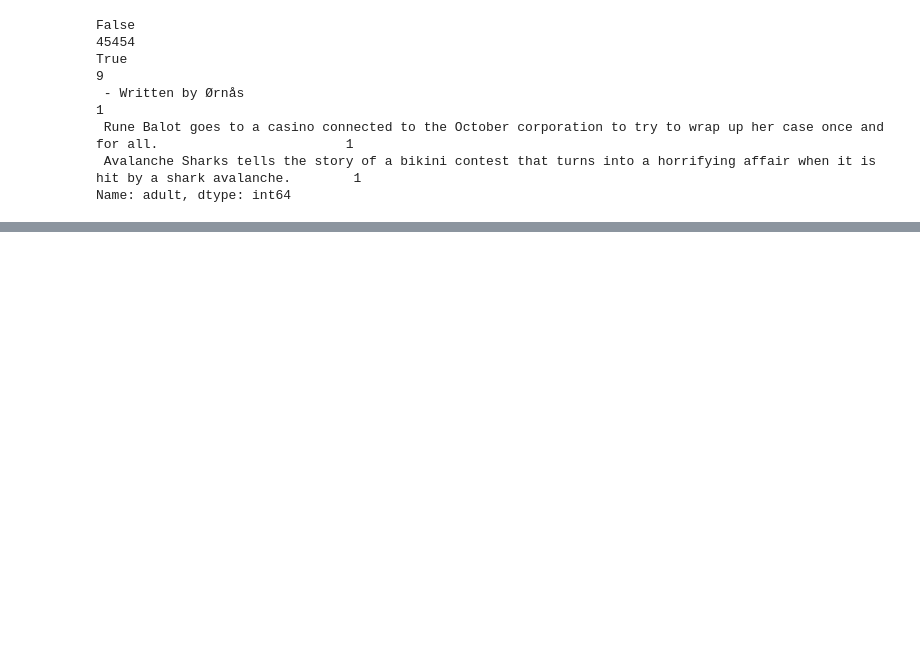
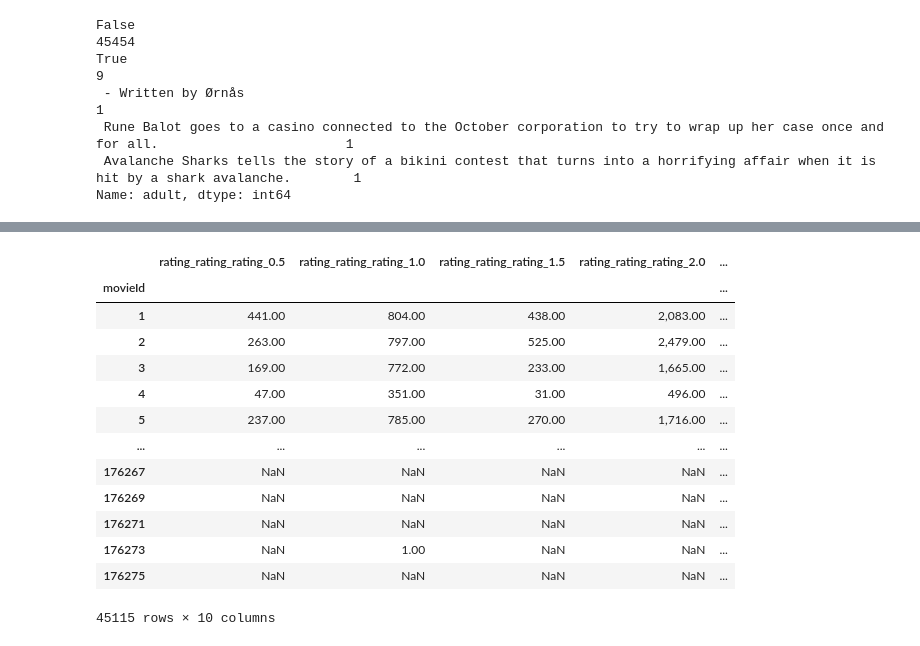
Before and after one commit to wilson-alexei/Movies-ETL, a Jupyter notebook: Wikipedia Movies.ipynb, the cells around one changed output, grey strips where cells are left out. Saved outputs shown, nothing was run; the diff lists cells and outputs as text; code cells hidden in the pictures; blank space fills up the shorter version.

```diff
--- a/Wikipedia Movies.ipynb
+++ b/Wikipedia Movies.ipynb
@@ -1042,0 +1134,19 @@ movies_df.head()
+# %%
+#rename the columns. prepend "rating_" to each column with a list comprehension
+rating_counts.columns = ['rating_' + str(col) for col in rating_counts.columns]
+rating_counts
+# %% [output]
+|  | rating_rating_rating_0.5 | rating_rating_rating_1.0 | rating_rating_rating_1.5 | rating_rating_rating_2.0 | ... |
+| movieId |  |  |  |  | ... |
+| 1 | 441.00 | 804.00 | 438.00 | 2,083.00 | ... |
+| 2 | 263.00 | 797.00 | 525.00 | 2,479.00 | ... |
+| 3 | 169.00 | 772.00 | 233.00 | 1,665.00 | ... |
+| 4 | 47.00 | 351.00 | 31.00 | 496.00 | ... |
+| 5 | 237.00 | 785.00 | 270.00 | 1,716.00 | ... |
+| ... | ... | ... | ... | ... | ... |
+| 176267 | NaN | NaN | NaN | NaN | ... |
+| 176269 | NaN | NaN | NaN | NaN | ... |
+| 176271 | NaN | NaN | NaN | NaN | ... |
+| 176273 | NaN | 1.00 | NaN | NaN | ... |
+| 176275 | NaN | NaN | NaN | NaN | ... |
+45115 rows × 10 columns
```
Also changed, not shown: parts of 73 cells of this notebook.
